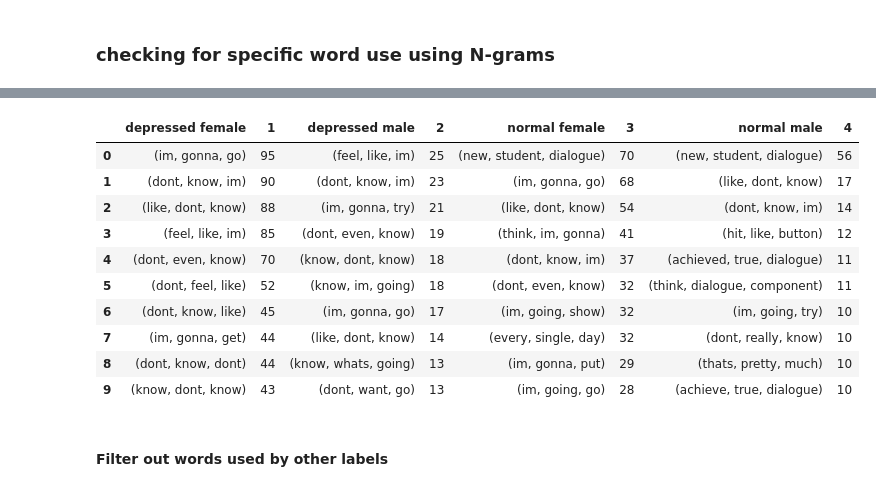
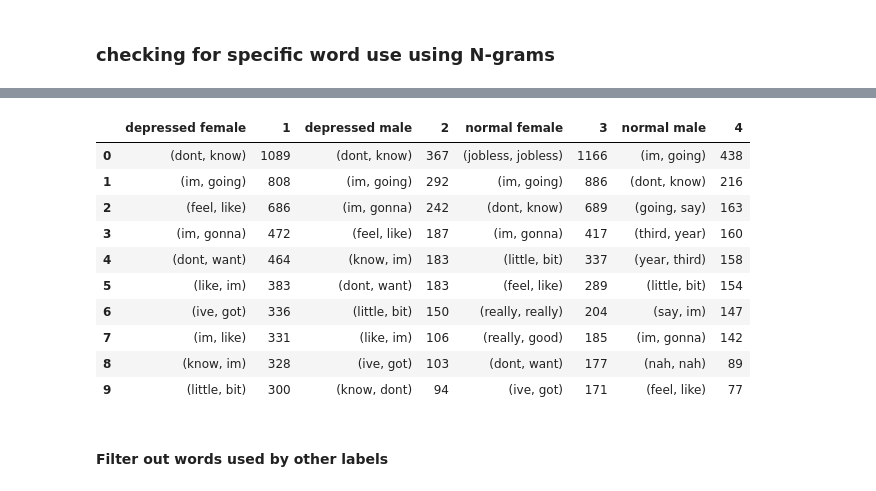
Before and after one commit to StanMey/Master_thesis_DVlog, a Jupyter notebook: notebooks/transcripts_exploration.ipynb, the cells around one changed output, grey strips where cells are left out. Drawn from its saved outputs; the diff is of its cells as text; code cells hidden in the pictures.

```diff
--- a/notebooks/transcripts_exploration.ipynb
+++ b/notebooks/transcripts_exploration.ipynb
@@ -58,0 +74,20 @@ Name: video_id, dtype: int64
+# %%
+# retrieve the text for each datapoint
+text_ref_dict = {}
+for json_file in os.listdir(json_dir):
+
+    # get the video_id and setup the path to the file
+    video_id = int(json_file.split("_")[0])
+    json_path = os.path.join(json_dir, json_file)
+
+    with open(json_path) as current_file:
+        json_dict = json.loads(current_file.read())
+
+    text_ref_dict[video_id] = json_dict["text"]
+
+# put the annotations back into the dataframe
+df_annotations["transcripts"] = df_annotations["video_id"].apply(lambda x: text_ref_dict.get(x))
+
+# print the new sizes
+print(f"size: {len(df_annotations)}")
+print(df_annotations.groupby("label").count()["video_id"])
@@ -120,8 +161,8 @@ def preprocess_string(text: str, stop_words: set = set(stopwords.words("english"
     return text
 
 # preprocess each string and get it with and without stop words included for further analysis
-df_filter_data["preprocessed_with_stop"] = df_filter_data["transcript"].apply(preprocess_string)
-df_filter_data["preprocessed_without_stop"] = df_filter_data["transcript"].apply(lambda x: preprocess_string(x, without_stop=True))
-df_filter_data["preprocessed_without_stop_with_lemma"] = df_filter_data["transcript"].apply(lambda x: preprocess_string(x, without_stop=True, with_lemma=True))
-df_filter_data.head(3)
+df_annotations["preprocessed_with_stop"] = df_annotations["transcripts"].apply(preprocess_string)
+df_annotations["preprocessed_without_stop"] = df_annotations["transcripts"].apply(lambda x: preprocess_string(x, without_stop=True))
+df_annotations["preprocessed_without_stop_with_lemma"] = df_annotations["transcripts"].apply(lambda x: preprocess_string(x, without_stop=True, with_lemma=True))
+df_annotations.head(3)
 # %% [output]
@@ -132,11 +173,11 @@ df_filter_data.head(3)
 # %%
 # Get the amount of tokens used for per gender
-df_filter_data["num_tokens"] = df_filter_data["preprocessed_with_stop"].apply(lambda x: len(x.split()))
+df_annotations["num_tokens"] = df_annotations["preprocessed_with_stop"].apply(lambda x: len(x.split()))
 
 # plot the difference in length of the transcripts
 fig, (ax1, ax2) = plt.subplots(1, 2, sharey=True)
-sns.boxplot(x='label', y='num_tokens', data=df_filter_data, ax=ax1)
-sns.boxplot(x='gender', y='num_tokens', data=df_filter_data, ax=ax2)
+sns.boxplot(x='label', y='num_tokens', data=df_annotations, ax=ax1)
+sns.boxplot(x='gender', y='num_tokens', data=df_annotations, ax=ax2)
 
 ax1.set_ylabel("Tokens used")
 ax1.set_title('Difference between labels')
@@ -214,33 +255,34 @@ df.head(10)
 # %%
 # get the difference in top n words without stop words between both labels combined with gender
-n_gram_size = 3
+n_gram_size = 2
 column = "preprocessed_without_stop"
+# column = "preprocessed_without_stop_with_lemma"
 
-depr_f = get_top_n_words(df_filter_data, column, 10, ("label", "depression", "gender", "f"), n_gram_size)
-depr_m = get_top_n_words(df_filter_data, column, 10, ("label", "depression", "gender", "m"), n_gram_size)
+depr_f = get_top_n_words(df_annotations, column, 10, ("label", "depression", "gender", "f"), n_gram_size)
+depr_m = get_top_n_words(df_annotations, column, 10, ("label", "depression", "gender", "m"), n_gram_size)
 
-norm_f = get_top_n_words(df_filter_data, column, 10, ("label", "normal", "gender", "f"), n_gram_size)
-norm_m = get_top_n_words(df_filter_data, column, 10, ("label", "normal", "gender", "m"), n_gram_size)
+norm_f = get_top_n_words(df_annotations, column, 10, ("label", "normal", "gender", "f"), n_gram_size)
+norm_m = get_top_n_words(df_annotations, column, 10, ("label", "normal", "gender", "m"), n_gram_size)
 
 df_list = []
 columns= ["depressed female", 1, "depressed male", 2, "normal female", 3, "normal male", 4]
 for x1, x2, x3, x4 in zip(depr_f, depr_m, norm_f, norm_m):
     df_list.append(x1 + x2 + x3 + x4)
 
 df = pd.DataFrame(df_list, columns=columns)
 df.head(10)
 # %% [output]
 |  | depressed female | 1 | depressed male | 2 | normal female | 3 | normal male | 4 |
-| 0 | (im, gonna, go) | 95 | (feel, like, im) | 25 | (new, student, dialogue) | 70 | (new, student, dialogue) | 56 |
-| 1 | (dont, know, im) | 90 | (dont, know, im) | 23 | (im, gonna, go) | 68 | (like, dont, know) | 17 |
-| 2 | (like, dont, know) | 88 | (im, gonna, try) | 21 | (like, dont, know) | 54 | (dont, know, im) | 14 |
-| 3 | (feel, like, im) | 85 | (dont, even, know) | 19 | (think, im, gonna) | 41 | (hit, like, button) | 12 |
-| 4 | (dont, even, know) | 70 | (know, dont, know) | 18 | (dont, know, im) | 37 | (achieved, true, dialogue) | 11 |
-| 5 | (dont, feel, like) | 52 | (know, im, going) | 18 | (dont, even, know) | 32 | (think, dialogue, component) | 11 |
-| 6 | (dont, know, like) | 45 | (im, gonna, go) | 17 | (im, going, show) | 32 | (im, going, try) | 10 |
-| 7 | (im, gonna, get) | 44 | (like, dont, know) | 14 | (every, single, day) | 32 | (dont, really, know) | 10 |
-| 8 | (dont, know, dont) | 44 | (know, whats, going) | 13 | (im, gonna, put) | 29 | (thats, pretty, much) | 10 |
-| 9 | (know, dont, know) | 43 | (dont, want, go) | 13 | (im, going, go) | 28 | (achieve, true, dialogue) | 10 |
+| 0 | (dont, know) | 1089 | (dont, know) | 367 | (jobless, jobless) | 1166 | (im, going) | 438 |
+| 1 | (im, going) | 808 | (im, going) | 292 | (im, going) | 886 | (dont, know) | 216 |
+| 2 | (feel, like) | 686 | (im, gonna) | 242 | (dont, know) | 689 | (going, say) | 163 |
+| 3 | (im, gonna) | 472 | (feel, like) | 187 | (im, gonna) | 417 | (third, year) | 160 |
+| 4 | (dont, want) | 464 | (know, im) | 183 | (little, bit) | 337 | (year, third) | 158 |
+| 5 | (like, im) | 383 | (dont, want) | 183 | (feel, like) | 289 | (little, bit) | 154 |
+| 6 | (ive, got) | 336 | (little, bit) | 150 | (really, really) | 204 | (say, im) | 147 |
+| 7 | (im, like) | 331 | (like, im) | 106 | (really, good) | 185 | (im, gonna) | 142 |
+| 8 | (know, im) | 328 | (ive, got) | 103 | (dont, want) | 177 | (nah, nah) | 89 |
+| 9 | (little, bit) | 300 | (know, dont) | 94 | (ive, got) | 171 | (feel, like) | 77 |
 # %% [markdown]
 #### Filter out words used by other labels
 # %%
```
Also changed, not shown: parts of 15 cells of this notebook.
